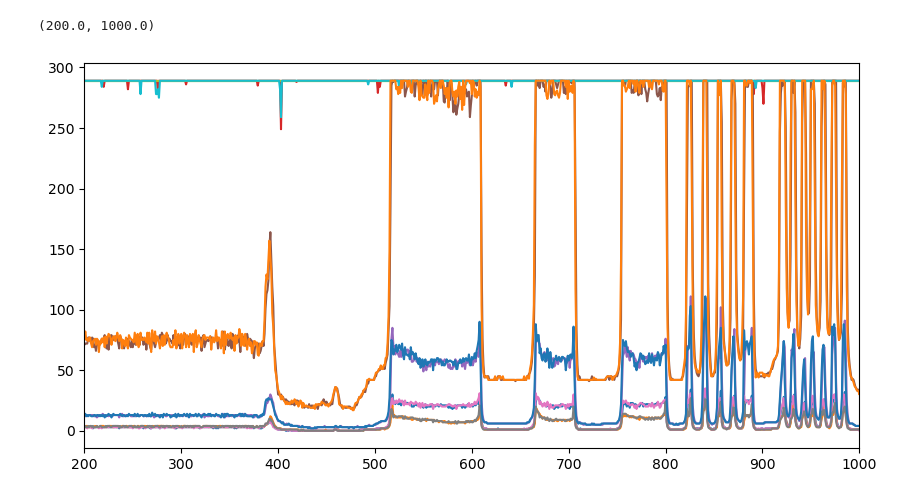
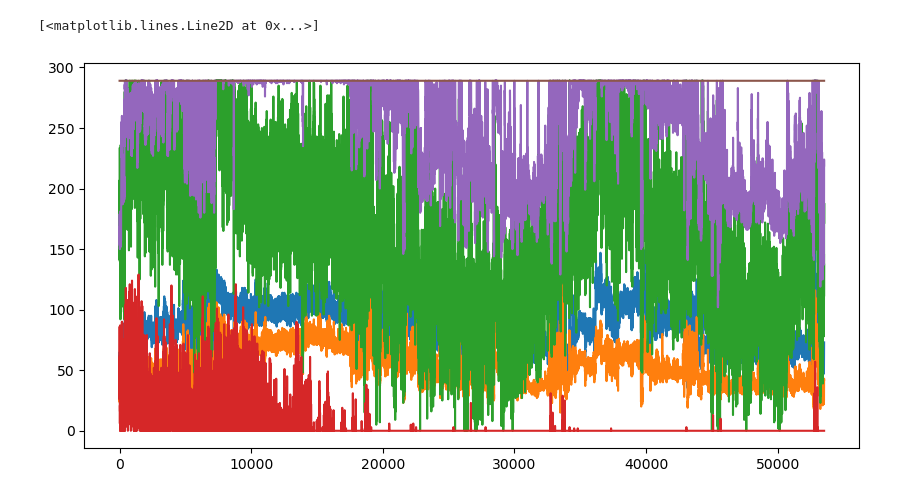
Before and after one commit to BailabUNC/SpectraDerma, a Jupyter notebook: data_analysis.ipynb, the cells around one changed output. Drawn from its saved outputs; the diff is of its cells as text; code cells hidden in the pictures.

```diff
--- a/data_analysis.ipynb
+++ b/data_analysis.ipynb
@@ -54,19 +54,12 @@ with sqlite3.connect(path) as connection:
 # %%
 plt.figure(figsize=[10, 5])
 plt.plot(df['channel_1'])
 plt.plot(df['channel_2'])
 plt.plot(df['channel_3'])
 plt.plot(df['channel_4'])
 plt.plot(df['channel_5'])
 plt.plot(df['channel_6'])
-plt.plot(df['channel_7'])
-plt.plot(df['channel_8'])
-plt.plot(df['channel_9'])
-plt.plot(df['channel_10'])
-plt.plot(df['channel_11'])
-plt.plot(df['channel_12'])
-plt.xlim([200, 1000])
-# plt.ylim([0, 125])
+# plt.xlim([10000, 10150])
 # %% [output]
-(200.0, 1000.0)
+[<matplotlib.lines.Line2D at 0x...>]
-[figure, old version]
+[figure, new version]
```
Also changed, not shown: parts of 1 cell of this notebook.
